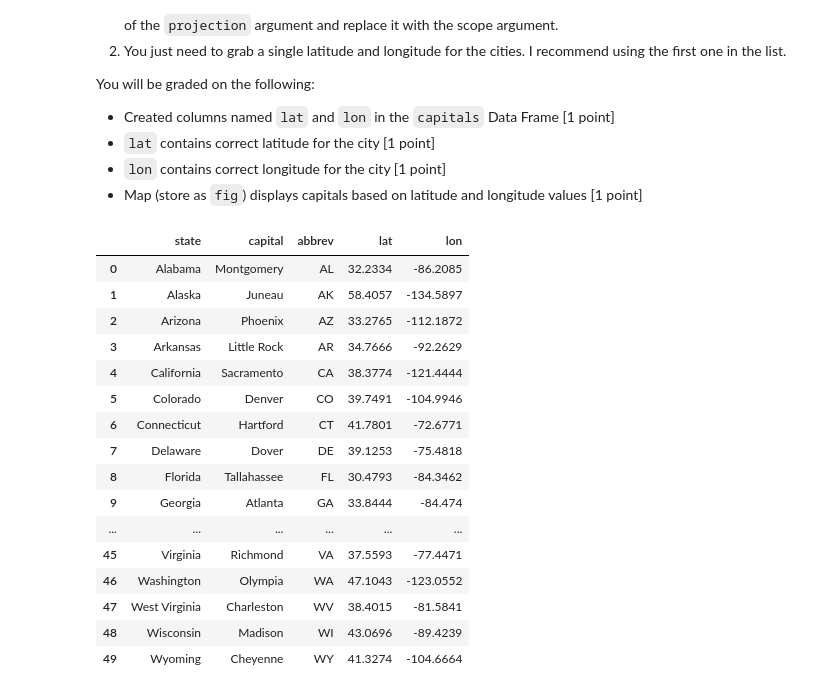
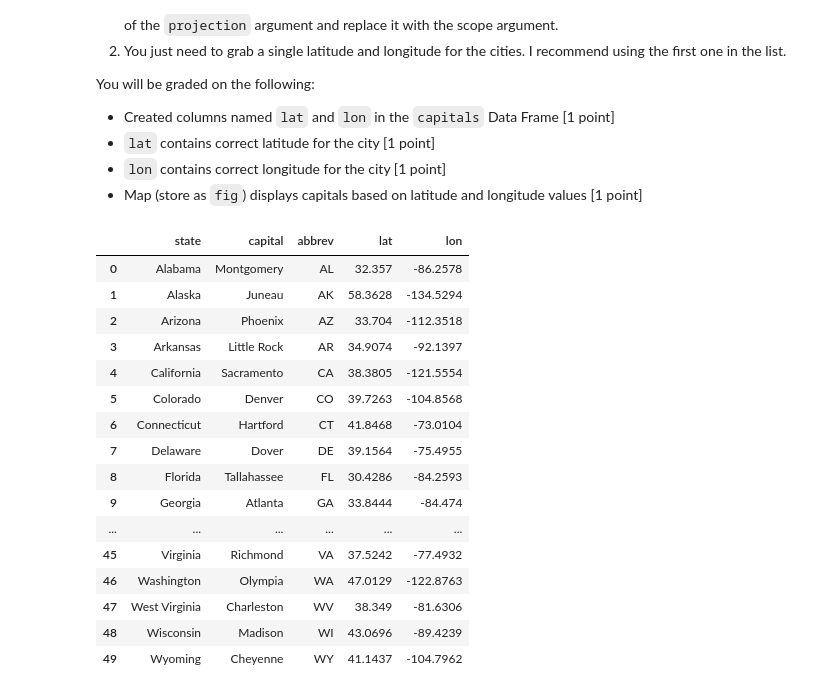
Before and after one commit to SamEdstrand/econ8320-assignment-09, a Jupyter notebook: Lesson.ipynb, the cells around one changed output. Saved outputs shown, nothing was run; the diff lists cells and outputs as text; code cells hidden in the pictures.

```diff
--- a/Lesson.ipynb
+++ b/Lesson.ipynb
@@ -433,48 +433,48 @@ capitals = pd.DataFrame([["Alabama","Montgomery","AL"],
 ["Washington","Olympia","WA"],
 ["West Virginia","Charleston","WV"],
 ["Wisconsin","Madison","WI"],
 ["Wyoming","Cheyenne","WY"]], columns = ['state', 'capital', 'abbrev'])
 
 ###
 capitals['lat'] = None
 capitals['lon'] = None
 
 locations = []
 
 for i in capitals.index:
     state_ab = str(capitals.loc[i, 'abbrev']).lower()
     capital = str(capitals.loc[i, 'capital']).lower().replace(' ', '%20')
     call = "https://api.zippopotam.us/us/{0}/{1}".format(state_ab, capital)
     locations.append(requests.get(call).text)
 
 locations = [json.loads(i) for i in locations]
 
 for i in range(0, 50):
     area = locations[i]
-    long = area['places'][1]['longitude']
+    long = area['places'][0]['longitude']
     capitals.loc[i, 'lon'] = long
-    lat = area['places'][1]['latitude']
+    lat = area['places'][0]['latitude']
     capitals.loc[i, 'lat'] = lat
 
 ### PUT YOUR CODE HERE. FEEL FREE TO USE THE PLOTTING COMMAND BELOW TO COMPLETE THE ASSIGNMENT
 ###
 
 fig = px.scatter_geo(capitals, 'lat', 'lon', hover_data=['state', 'capital'], scope="usa")
 # %% [output]
 |  | state | capital | abbrev | lat | lon |
-| 0 | Alabama | Montgomery | AL | 32.2334 | -86.2085 |
-| 1 | Alaska | Juneau | AK | 58.4057 | -134.5897 |
-| 2 | Arizona | Phoenix | AZ | 33.2765 | -112.1872 |
-| 3 | Arkansas | Little Rock | AR | 34.7666 | -92.2629 |
-| 4 | California | Sacramento | CA | 38.3774 | -121.4444 |
-| 5 | Colorado | Denver | CO | 39.7491 | -104.9946 |
-| 6 | Connecticut | Hartford | CT | 41.7801 | -72.6771 |
-| 7 | Delaware | Dover | DE | 39.1253 | -75.4818 |
-| 8 | Florida | Tallahassee | FL | 30.4793 | -84.3462 |
+| 0 | Alabama | Montgomery | AL | 32.357 | -86.2578 |
+| 1 | Alaska | Juneau | AK | 58.3628 | -134.5294 |
+| 2 | Arizona | Phoenix | AZ | 33.704 | -112.3518 |
+| 3 | Arkansas | Little Rock | AR | 34.9074 | -92.1397 |
+| 4 | California | Sacramento | CA | 38.3805 | -121.5554 |
+| 5 | Colorado | Denver | CO | 39.7263 | -104.8568 |
+| 6 | Connecticut | Hartford | CT | 41.8468 | -73.0104 |
+| 7 | Delaware | Dover | DE | 39.1564 | -75.4955 |
+| 8 | Florida | Tallahassee | FL | 30.4286 | -84.2593 |
 | 9 | Georgia | Atlanta | GA | 33.8444 | -84.474 |
 | ... | ... | ... | ... | ... | ... |
-| 45 | Virginia | Richmond | VA | 37.5593 | -77.4471 |
-| 46 | Washington | Olympia | WA | 47.1043 | -123.0552 |
-| 47 | West Virginia | Charleston | WV | 38.4015 | -81.5841 |
+| 45 | Virginia | Richmond | VA | 37.5242 | -77.4932 |
+| 46 | Washington | Olympia | WA | 47.0129 | -122.8763 |
+| 47 | West Virginia | Charleston | WV | 38.349 | -81.6306 |
 | 48 | Wisconsin | Madison | WI | 43.0696 | -89.4239 |
-| 49 | Wyoming | Cheyenne | WY | 41.3274 | -104.6664 |
+| 49 | Wyoming | Cheyenne | WY | 41.1437 | -104.7962 |
```
